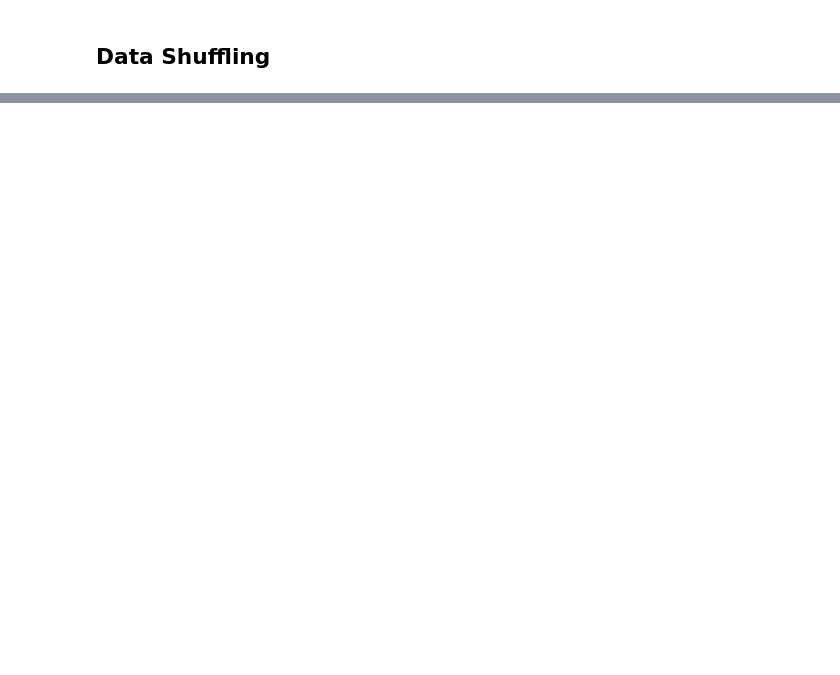
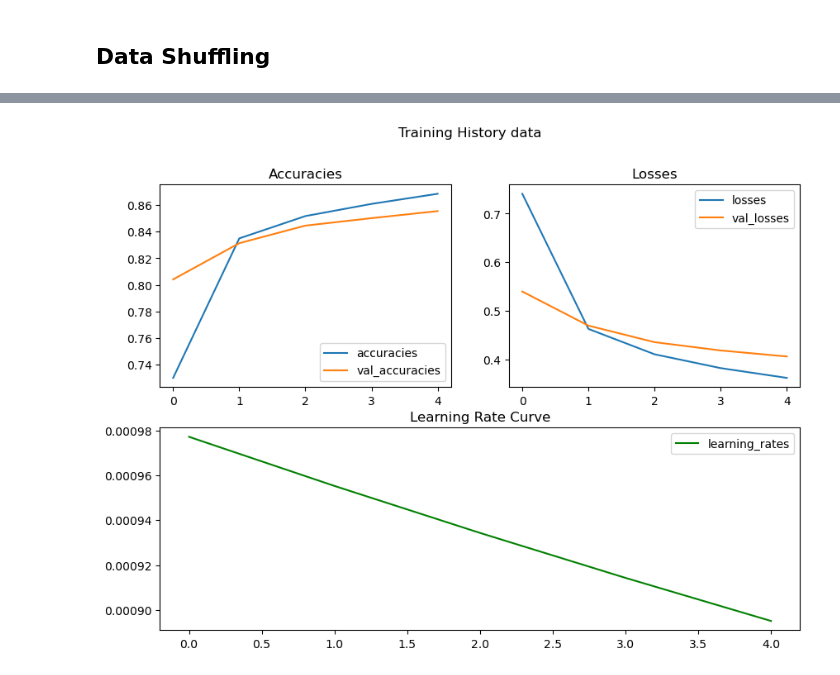
Before and after one commit to yehandineth/numpyml, a Jupyter notebook: nnfs/continue_nnfs.ipynb, the cells around one changed output, grey strips where cells are left out. Cells and saved outputs as stored; diff of their text form; code cells hidden in the pictures; blank space fills up the shorter version.

```diff
--- a/nnfs/continue_nnfs.ipynb
+++ b/nnfs/continue_nnfs.ipynb
@@ -130,0 +133,22 @@ plt.show()
+# %%
+model = NN.Model()
+model.add(NN.Dense_Layer(X_train.shape[1], 64))
+model.add(NN.ReLU_Activation())
+model.add(NN.Dense_Layer(64, 64))
+model.add(NN.ReLU_Activation())
+model.add(NN.Dense_Layer(64, 10))
+model.add(NN.Softmax_Activation())
+
+model.compile(
+    optimizer=NN.Adam(decay=5e-5),
+    loss=NN.CategoricalCrossentropy(),
+    accuracy=NN.Classification_Accuracy()
+)
+# %%
+history = model.fit(
+    X_train_shuffled,
+    y_train_shuffled,
+    validation_data=(X_test, y_test),
+    epochs=5,
+    batch_size=128
+    )
@@ -130,0 +176,23 @@ plt.show()
+# %%
+def plot_history(history):
+    import pandas as pd
+    hd = pd.DataFrame(history)
+
+    fig,axx = plt.subplots(2,2,figsize=(10,7))
+    fig.suptitle('Training History data')
+    gs = axx[1,0].get_gridspec()
+    axx[0,0].set_title('Accuracies')
+    hd[['accuracies', 'val_accuracies']].plot(ax=axx[0,0])
+    axx[0,1].set_title('Losses')
+    hd[['losses', 'val_losses']].plot(ax=axx[0,1])
+    axx[1,0].remove()
+    axx[1,1].remove()
+    bigax = fig.add_subplot(gs[1,:])
+    bigax.set_title('Learning Rate Curve')
+    hd['learning_rates'].plot(c='g', ax=bigax)
+    plt.legend()
+    plt.show()
+# %%
+plot_history(history)
+# %% [output]
+[figure, added]
```
Also changed, not shown: parts of 15 cells of this notebook, 4 other files.
